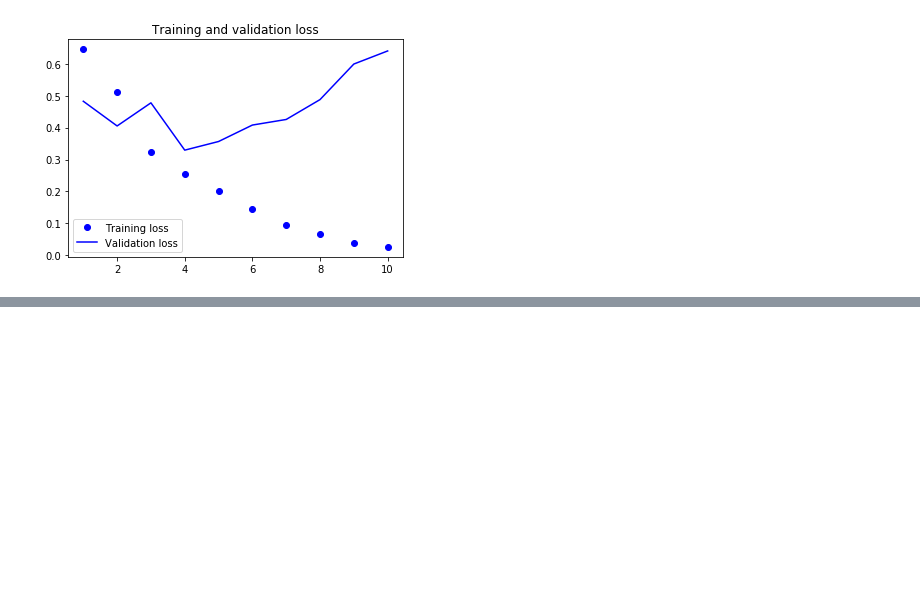
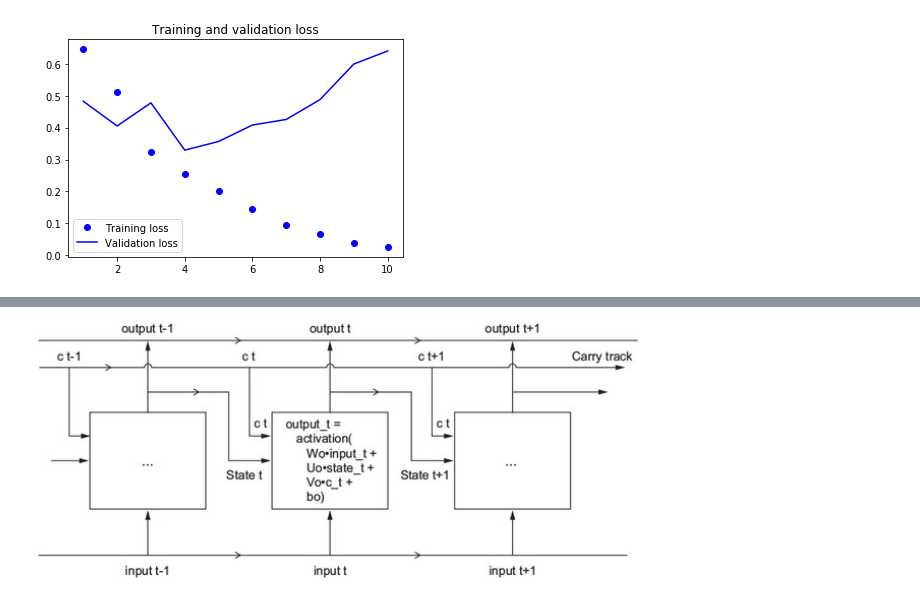
Before and after one commit to sagihaider/IADS_SummerSchool_NN_2019, a Jupyter notebook: Day2_3_RNN.ipynb, the cells around one changed output, grey strips where cells are left out. Drawn from its saved outputs; the diff is of its cells as text; code cells hidden in the pictures; blank space fills up the shorter version.

```diff
--- a/Day2_3_RNN.ipynb
+++ b/Day2_3_RNN.ipynb
@@ -278,0 +294,5 @@ The LSTM and GRU layers are designed to solve this problem.
+# %%
+Image('LSTM1.jpg', width=600, height=250)
+# Source: deep-learning-with-Python (Book)
+# %% [output]
+[figure, added]
```
Also changed, not shown: parts of 8 cells of this notebook.
